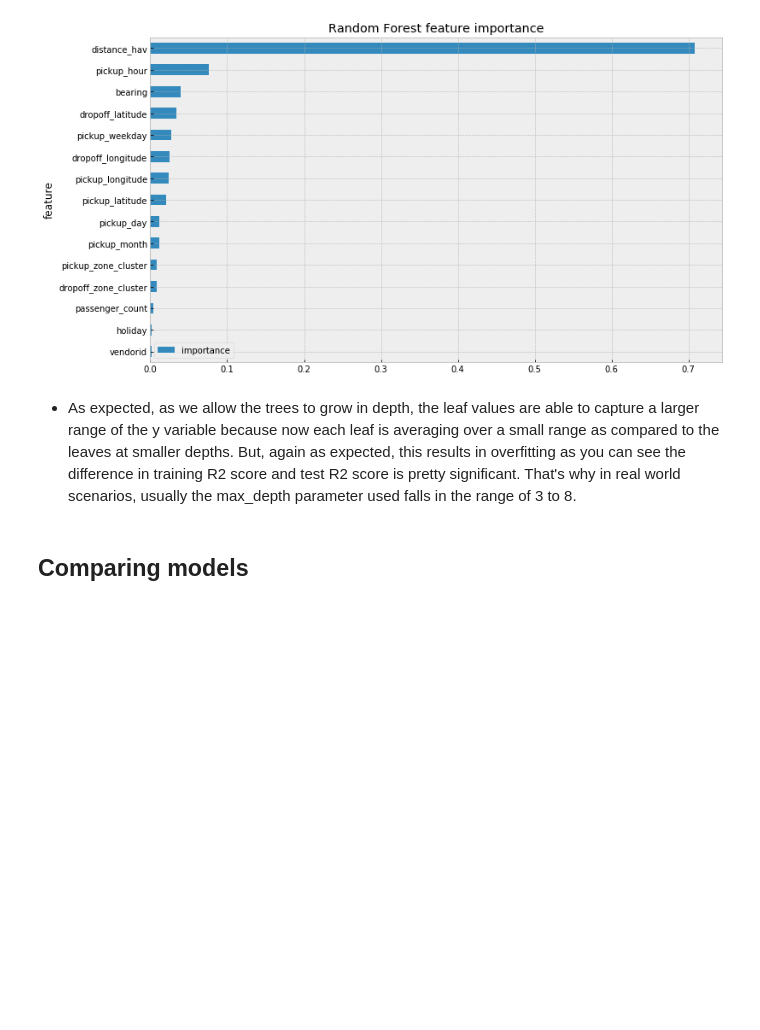
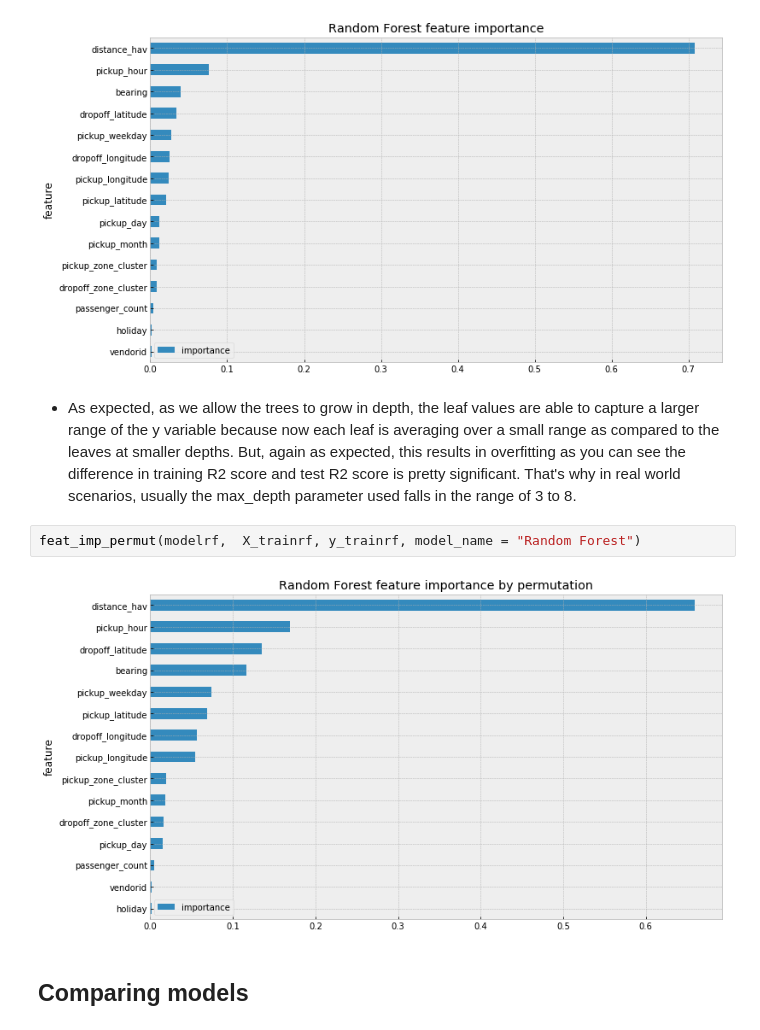
Before and after one commit to pratha19/NYC_taxi_trip_duration, a Jupyter notebook: notebooks/Further tuning RF and XGBoost.ipynb, the cells around one changed output. Saved outputs shown, nothing was run; the diff lists cells and outputs as text; blank space fills up the shorter version.

```diff
--- a/notebooks/Further tuning RF and XGBoost.ipynb
+++ b/notebooks/Further tuning RF and XGBoost.ipynb
@@ -265,6 +267,10 @@ Plotting feature importance
 [figure]
 # %% [markdown]
 * As expected, as we allow the trees to grow in depth, the leaf values are able to capture a larger range of the y variable because now each leaf is averaging over a small range as compared to the leaves at smaller depths. But, again as expected, this results in overfitting as you can see the difference in training R2 score and test R2 score is pretty significant. That's why in real world scenarios, usually the max_depth parameter used falls in the range of 3 to 8.
+# %%
+feat_imp_permut(modelrf,  X_trainrf, y_trainrf, model_name = "Random Forest")
+# %% [output]
+[figure, added]
 # %% [markdown]
 ## Comparing models
 # %%
```
Also changed, not shown: parts of 1 cell of this notebook, 2 other files.
